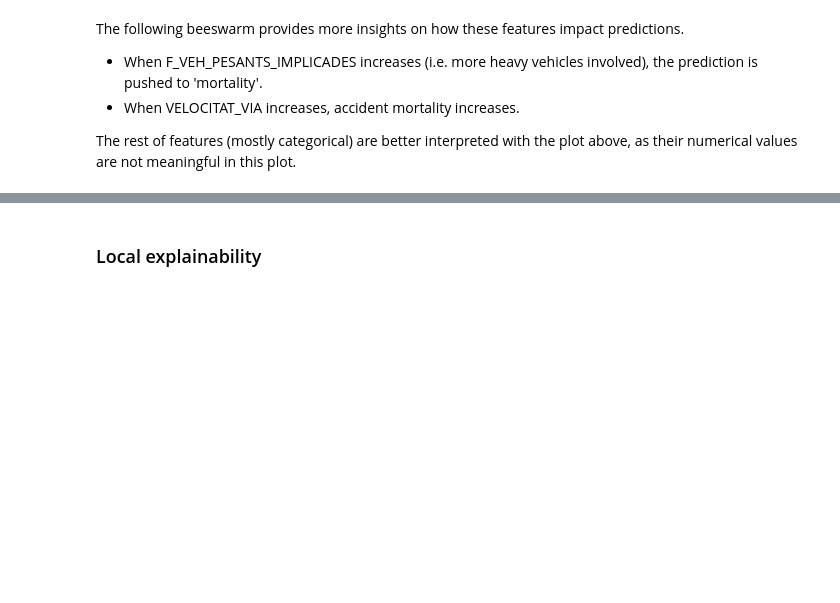
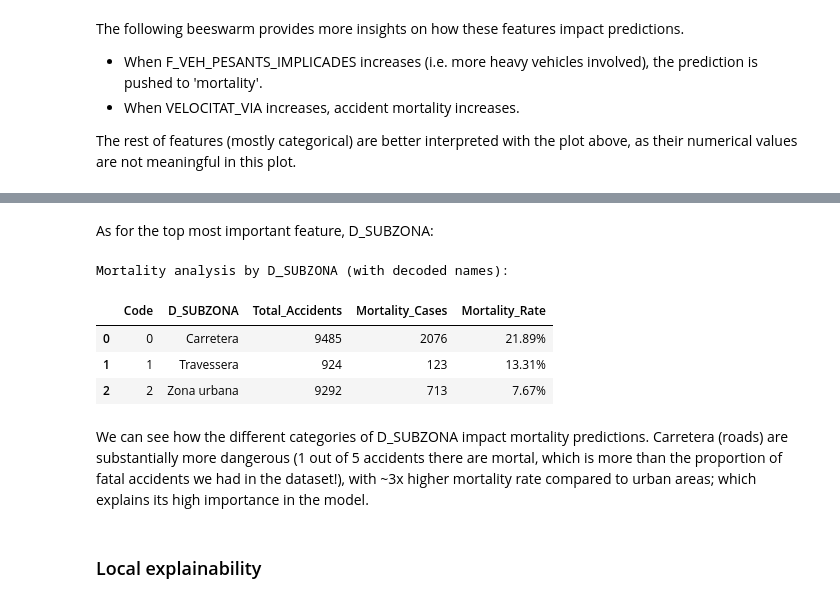
Before and after one commit to uripont/catalan-traffic-accident-analysis, a Jupyter notebook: notebooks/05_xai_analysis.ipynb, the cells around one changed output, grey strips where cells are left out. Saved outputs shown, nothing was run; the diff lists cells and outputs as text; code cells hidden in the pictures; blank space fills up the shorter version.

```diff
--- a/notebooks/05_xai_analysis.ipynb
+++ b/notebooks/05_xai_analysis.ipynb
@@ -273,3 +270,51 @@ plt.show()
+# %% [markdown]
+As for the top most important feature, D_SUBZONA:
+# %%
+# Decode subzone and zona using label encoders
+# Load label encoders if not already loaded
+if 'le_dict' not in locals():
+    with open('../output/label_encoders.pkl', 'rb') as f:
+        le_dict = pickle.load(f)
+
+# Load cleaned data if not already loaded
+if 'df_cleaned' not in locals():
+    df_cleaned = pd.read_csv('../output/df_cleaned.csv')
+
+# Prepare subzona data
+if 'subzona_data' not in locals():
+    subzona_data = df_cleaned[['D_SUBZONA', 'Mortalitat']].copy()
+
+# Get the label encoders for D_SUBZONA
+d_subzona_encoder = le_dict.get('D_SUBZONA')
+d_subzona_classes = d_subzona_encoder.classes_ if d_subzona_encoder else []
+
+print("Mortality analysis by D_SUBZONA (with decoded names):")
+subzona_summary = []
+for code, label in enumerate(d_subzona_classes):
+    # Filter data by subzone
+    subzone_mask = subzona_data['D_SUBZONA'] == code
+    total = subzone_mask.sum()
+    mortality_cases = subzona_data[subzone_mask]['Mortalitat'].sum()
+    mortality_rate = mortality_cases / total if total > 0 else 0
+
+    subzona_summary.append({
+        'Code': code,
+        'D_SUBZONA': label,
+        'Total_Accidents': total,
+        'Mortality_Cases': int(mortality_cases),
+        'Mortality_Rate': f"{mortality_rate:.2%}"
+    })
+
+subzona_summary_df = pd.DataFrame(subzona_summary)
+display(subzona_summary_df)
+# %% [output]
+Mortality analysis by D_SUBZONA (with decoded names):
+|  | Code | D_SUBZONA | Total_Accidents | Mortality_Cases | Mortality_Rate |
+| 0 | 0 | Carretera | 9485 | 2076 | 21.89% |
+| 1 | 1 | Travessera | 924 | 123 | 13.31% |
+| 2 | 2 | Zona urbana | 9292 | 713 | 7.67% |
+# %% [markdown]
+We can see how the different categories of D_SUBZONA impact mortality predictions. Carretera (roads) are substantially more dangerous (1 out of 5 accidents there are mortal, which is more than the proportion of fatal accidents we had in the dataset!), with ~3x higher mortality rate compared to urban areas; which explains its high importance in the model.
 # %% [markdown]
 ### Local explainability
 # %% [markdown]
```
Also changed, not shown: parts of 20 cells of this notebook.
